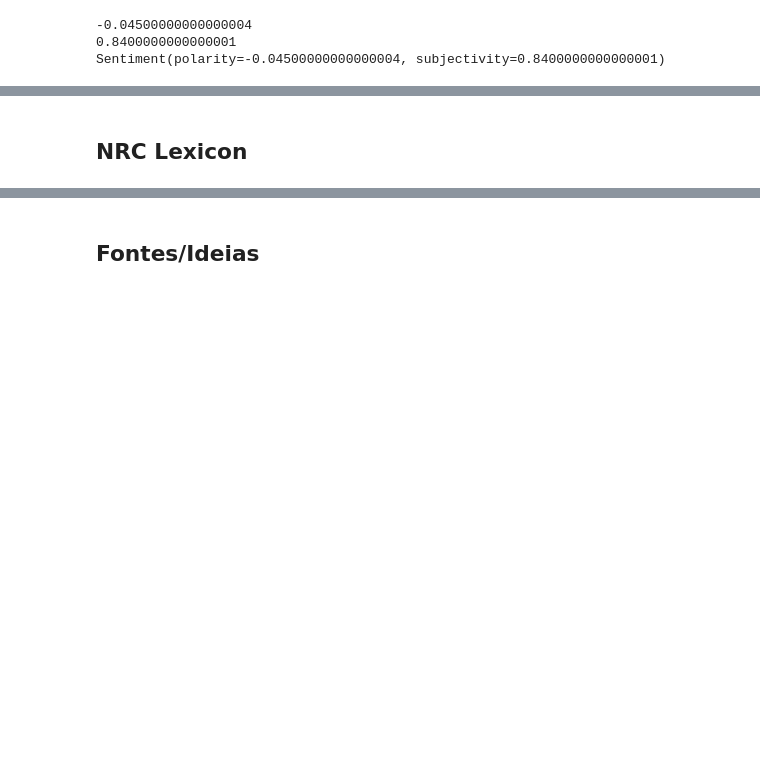
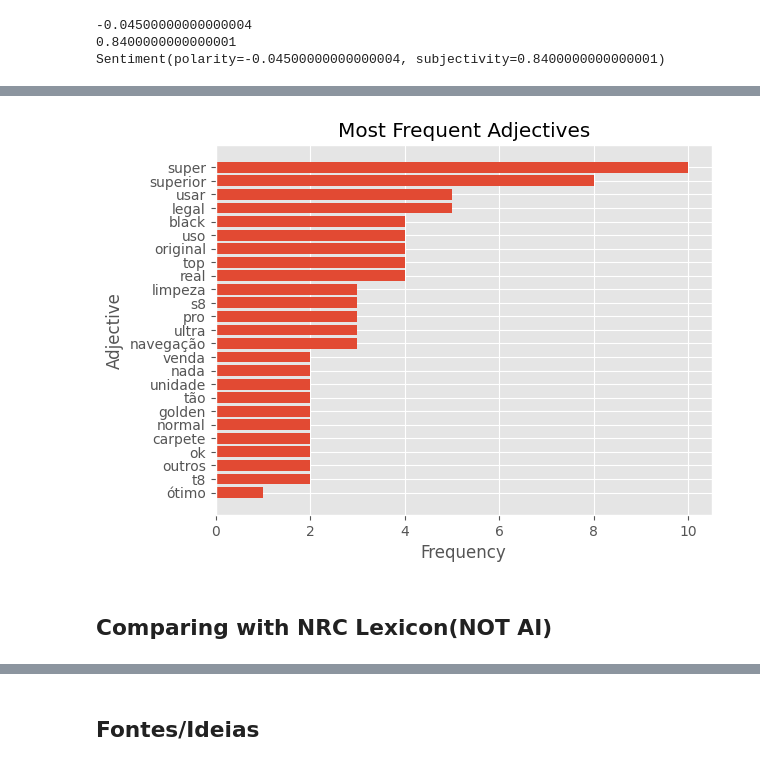
Before and after one commit to mariabandeira/Projeto_Final_IIA, a Jupyter notebook: SentimentAnalysis.ipynb, the cells around one changed output, grey strips where cells are left out. Saved outputs shown, nothing was run; the diff lists cells and outputs as text; code cells hidden in the pictures; blank space fills up the shorter version.

```diff
--- a/SentimentAnalysis.ipynb
+++ b/SentimentAnalysis.ipynb
@@ -778,0 +823,8 @@ nltk.tag.pos_tag(clean_neg_tokens)
+# %%
+adjectives = []
+
+for i in range(len(df_port_postag['postag'])):
+    if df_port_postag['postag'][i] in ['JJ', 'JJR', 'JJS']:
+        adjectives.append(df_port_postag['word'][i])
+
+adjectives
@@ -779,5 +879,18 @@ nltk.tag.pos_tag(clean_neg_tokens)
+# %%
+all_adjectives_freq = dict(Counter(adjectives))
+
+all_adjectives_popular_words = sorted(all_adjectives_freq, key = all_adjectives_freq.get, reverse = True)
+
+plt.barh(range(25), [all_adjectives_freq[w] for w in reversed(all_adjectives_popular_words[0:25])])
+plt.yticks(range(25), reversed(all_adjectives_popular_words[0:25]))
+plt.xlabel('Frequency')
+plt.ylabel('Adjective')
+plt.title('Most Frequent Adjectives')
+plt.show()
+# %% [output]
+[figure, added]
 # %% [markdown]
-## NRC Lexicon
+## Comparing with NRC Lexicon(NOT AI)
 # %%
 !pip install NRCLex
 # %% [output]
```
Also changed, not shown: parts of 50 cells of this notebook.
